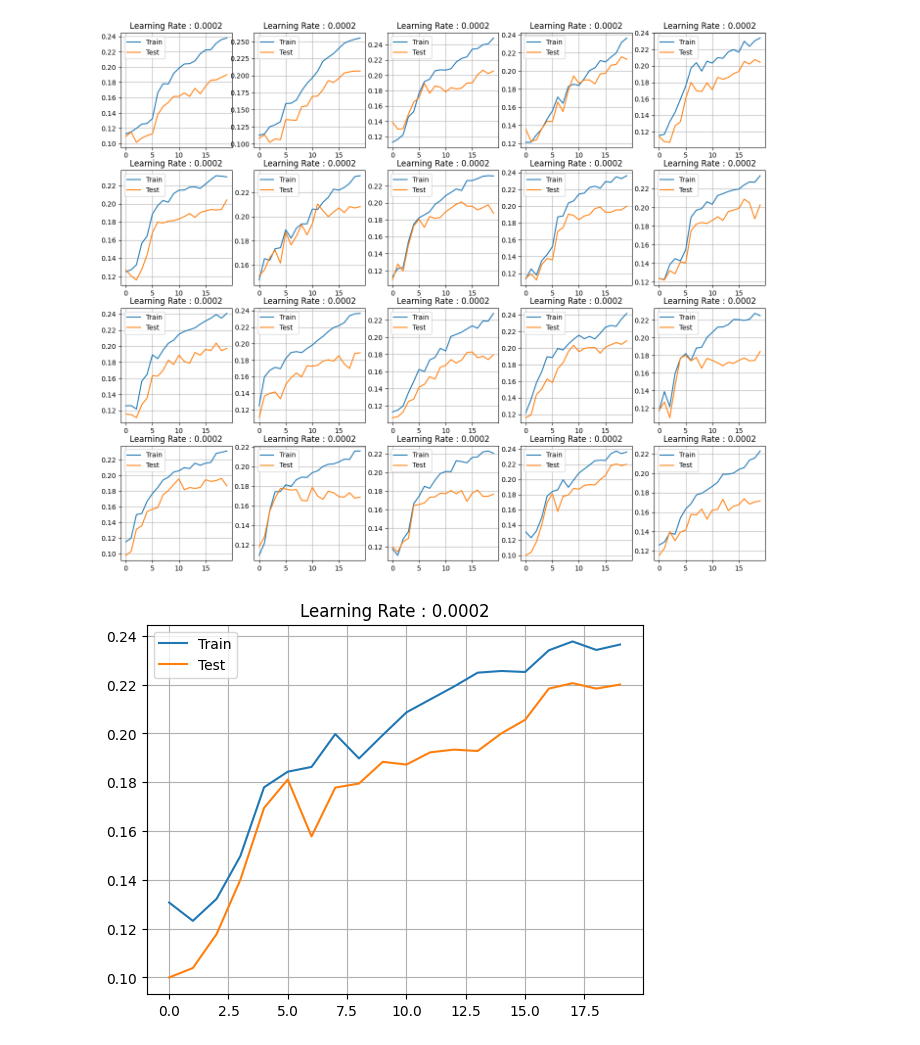
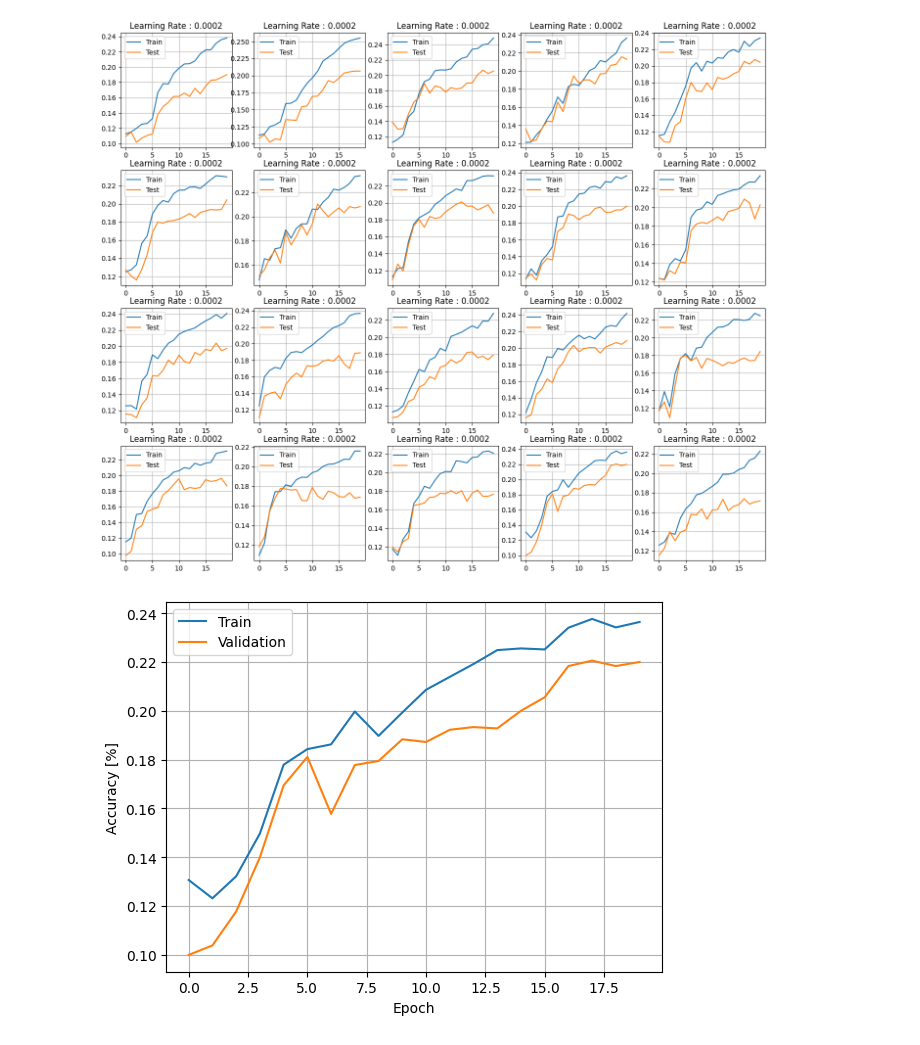
Before and after one commit to AppelEater/jax_machinelearning, a Jupyter notebook: data_visualizer_test_case.ipynb, the cells around one changed output. Cells and saved outputs as stored; diff of their text form; code cells hidden in the pictures.

Commit message:
Finalized test values

```diff
--- a/data_visualizer_test_case.ipynb
+++ b/data_visualizer_test_case.ipynb
@@ -7,9 +7,13 @@ import jax.numpy as jnp
 
 gloober = glob.glob("grid_search12/*")
 # %%
+
+
 figs, axs = plt.subplots(4,5, figsize=(17,14))
 
 best_acc_yet = [0,0] #(accuracy, glob)
+
+best_accuracy = []
 
 for idx, glob in enumerate(gloober):
     with open(glob, "rb") as f:
@@ -20,23 +24,27 @@ for idx, glob in enumerate(gloober):
         axs[idx//5, idx%5].set_title(f"Learning Rate : {results['Learning Schedule']['Learning_rate']}")
         axs[idx//5, idx%5].legend()
         if np.max(results["Accuracy Measurements"]["Testing accuracy"]) > best_acc_yet[0]:
-                best_acc_yet[0] = np.max(results["Accuracy Measurements"]["Testing accuracy"])
-                best_acc_yet[1] = glob
+            best_acc_yet[0] = np.max(results["Accuracy Measurements"]["Testing accuracy"])
+            best_acc_yet[1] = glob
+        best_accuracy.append(np.max(results["Accuracy Measurements"]["Testing accuracy"]))
 
 plt.savefig("The_different_rates.pdf")
+
+np.savetxt("test_best_acc_val.txt",best_accuracy)
 # %% [output]
 [figure]
 # %%
 fig, ax = plt.subplots()
 
 with open(best_acc_yet[1], "rb") as f:
     results = pkl.load(f)
     ax.plot(results["Accuracy Measurements"]["Training accuracy"], label="Train")
-    ax.plot(results["Accuracy Measurements"]["Testing accuracy"], label="Test")
+    ax.plot(results["Accuracy Measurements"]["Testing accuracy"], label="Validation")
     ax.grid()
-    ax.set_title(f"Learning Rate : {results['Learning Schedule']['Learning_rate']}")
+    ax.set_xlabel("Epoch")
+    ax.set_ylabel("Accuracy [%]")
     ax.legend()
 
 plt.savefig("test_best_accuracy.pdf")
 # %% [output]
-[figure, old version]
+[figure, new version]
```
Also changed, not shown: parts of 5 cells of this notebook, 19 other files.
